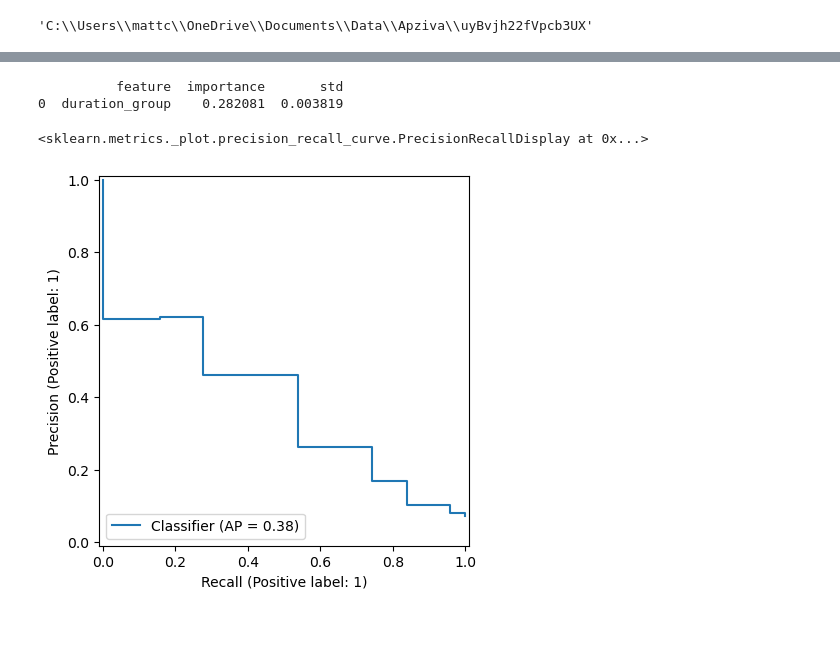
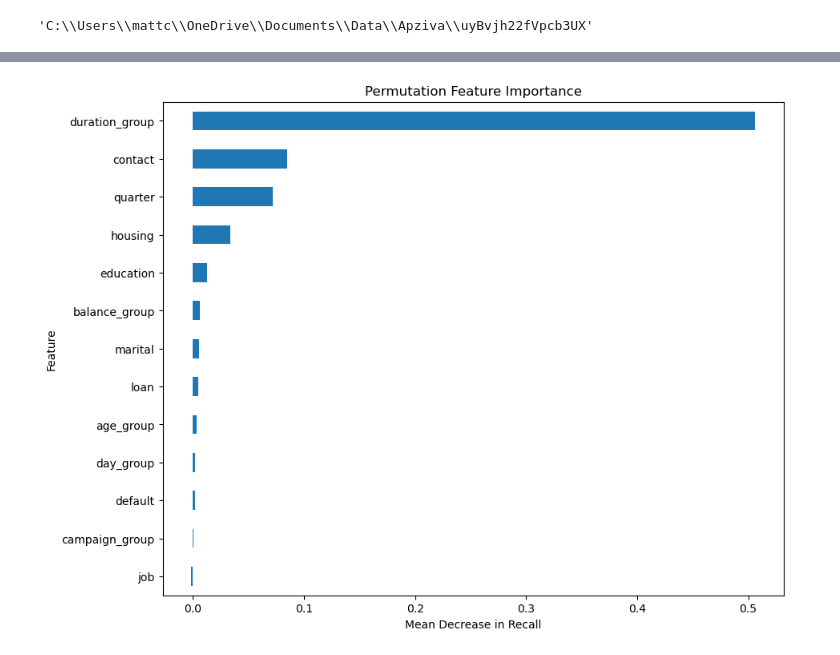
Before and after one commit to mattclark186/uyBvjh22fVpcb3UX, a Jupyter notebook: notebooks/modeling/bagging_classifier.ipynb, the cells around one changed output, grey strips where cells are left out. Saved outputs shown, nothing was run; the diff lists cells and outputs as text; code cells hidden in the pictures; blank space fills up the shorter version.

```diff
--- a/notebooks/modeling/bagging_classifier.ipynb
+++ b/notebooks/modeling/bagging_classifier.ipynb
@@ -146,40 +146,31 @@ weighted avg       0.93      0.93      0.93      8000
 # %%
 result = permutation_importance(
     best_model,
     x_test,
     y_test,
-    scoring='f1',
+    scoring='recall',
     n_repeats=10,
     random_state=random_state,
     n_jobs=-1
 )
 
 feature_importance = pd.DataFrame({
     'feature': x_test.columns,
     'importance': result.importances_mean,
     'std': result.importances_std
 }).sort_values('importance', ascending=False)
 
 feature_importance.sort_values('importance').plot(
     x='feature',
     y='importance',
     kind='barh',
     figsize=(10, 8),
     legend=False
 )
 
-plt.xlabel('Mean decrease in F1 score')
+plt.xlabel('Mean Decrease in Recall')
 plt.ylabel('Feature')
 plt.title('Permutation Feature Importance')
 plt.show()
 # %% [output]
-          feature  importance       std
-0  duration_group    0.282081  0.003819
+[figure, added]
-# %%
-PrecisionRecallDisplay.from_predictions(
-    y_test,
-    y_proba
-)
-# %% [output]
-<sklearn.metrics._plot.precision_recall_curve.PrecisionRecallDisplay at 0x...>
-[figure, removed]
```
Also changed, not shown: parts of 2 cells of this notebook, 2 other files.
